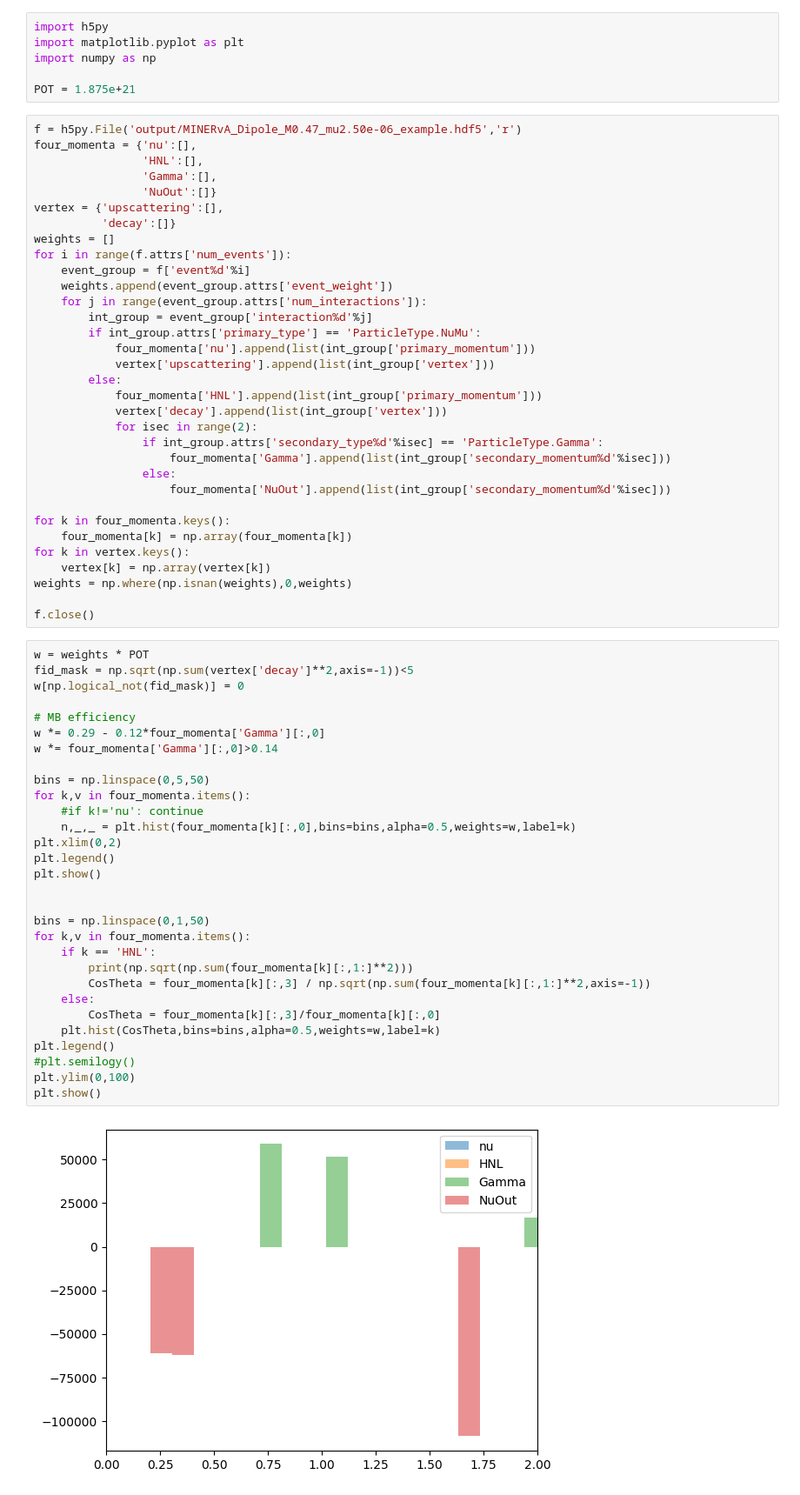
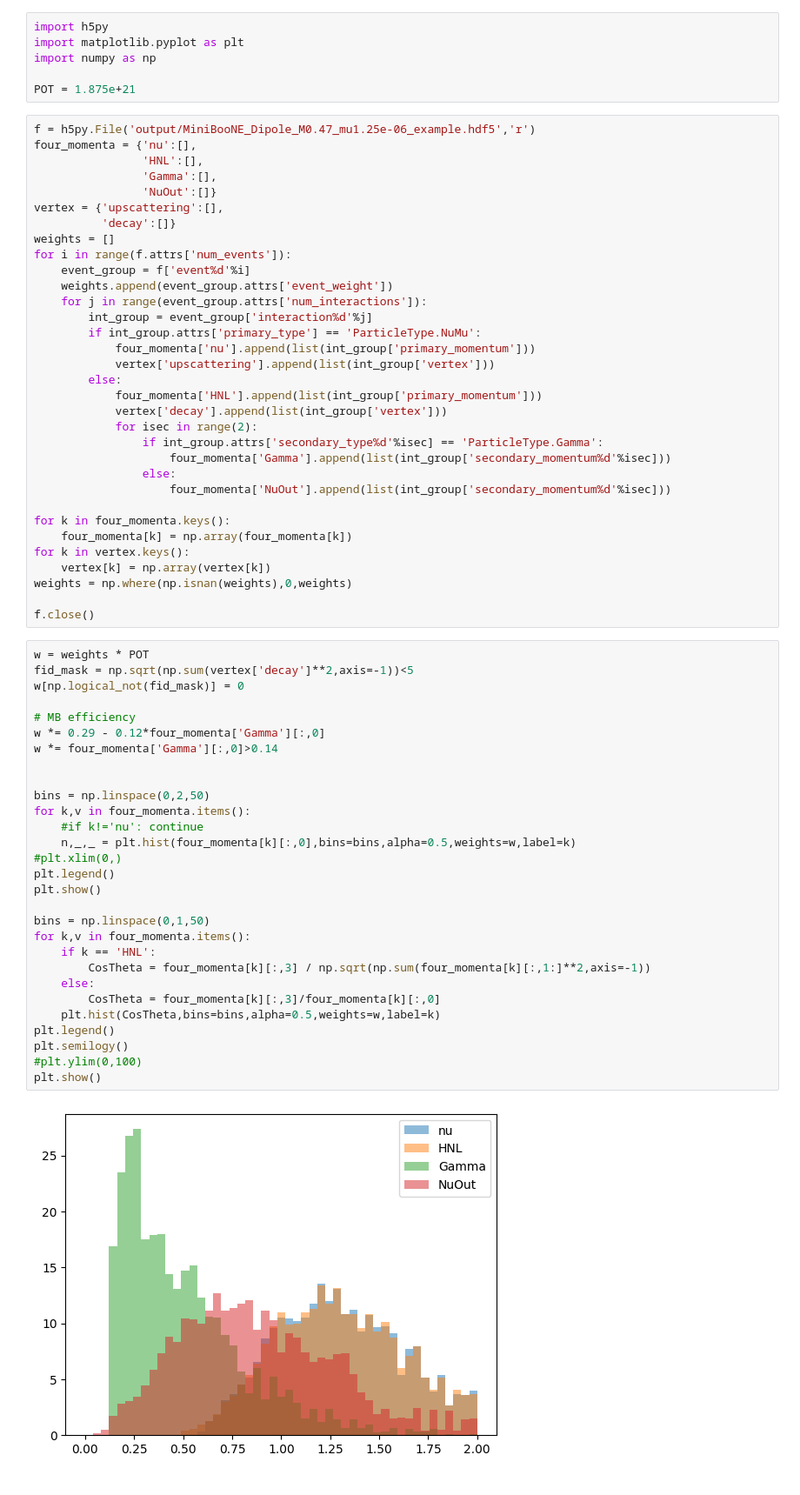
Before and after one commit to Harvard-Neutrino/SIREN, a Jupyter notebook: resources/Examples/Example2/VisualizeOutput.ipynb, the cells around one changed output. Shown at 87% size. Cells and saved outputs as stored; diff of their text form.

Commit message:
change some example parameters

```diff
--- a/resources/Examples/Example2/VisualizeOutput.ipynb
+++ b/resources/Examples/Example2/VisualizeOutput.ipynb
@@ -5,7 +5,7 @@ import numpy as np
 
 POT = 1.875e+21
 # %%
-f = h5py.File('output/MINERvA_Dipole_M0.47_mu2.50e-06_example.hdf5','r')
+f = h5py.File('output/MiniBooNE_Dipole_M0.47_mu1.25e-06_example.hdf5','r')
 four_momenta = {'nu':[],
                 'HNL':[],
                 'Gamma':[],
@@ -40,32 +40,31 @@ f.close()
 # %%
 w = weights * POT
 fid_mask = np.sqrt(np.sum(vertex['decay']**2,axis=-1))<5
 w[np.logical_not(fid_mask)] = 0
 
 # MB efficiency
 w *= 0.29 - 0.12*four_momenta['Gamma'][:,0]
 w *= four_momenta['Gamma'][:,0]>0.14
 
-bins = np.linspace(0,5,50)
+
+bins = np.linspace(0,2,50)
 for k,v in four_momenta.items():
     #if k!='nu': continue
     n,_,_ = plt.hist(four_momenta[k][:,0],bins=bins,alpha=0.5,weights=w,label=k)
-plt.xlim(0,2)
+#plt.xlim(0,)
 plt.legend()
 plt.show()
-
 
 bins = np.linspace(0,1,50)
 for k,v in four_momenta.items():
     if k == 'HNL':
-        print(np.sqrt(np.sum(four_momenta[k][:,1:]**2)))
         CosTheta = four_momenta[k][:,3] / np.sqrt(np.sum(four_momenta[k][:,1:]**2,axis=-1))
     else:
         CosTheta = four_momenta[k][:,3]/four_momenta[k][:,0]
     plt.hist(CosTheta,bins=bins,alpha=0.5,weights=w,label=k)
 plt.legend()
-#plt.semilogy()
-plt.ylim(0,100)
+plt.semilogy()
+#plt.ylim(0,100)
 plt.show()
 # %% [output]
-[figure, old version]
+[figure, new version]
```
Also changed, not shown: parts of 2 cells of this notebook, 2 other files.
